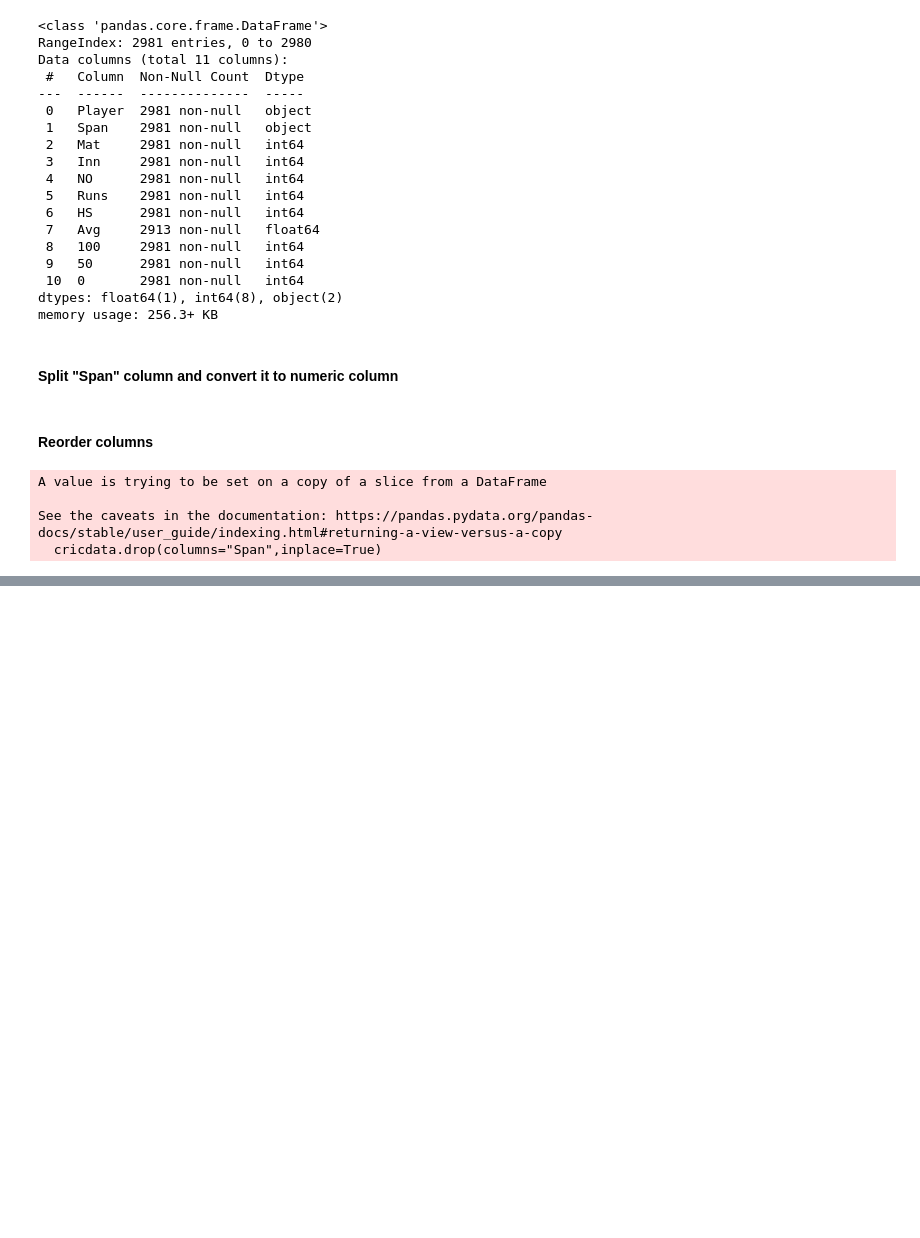
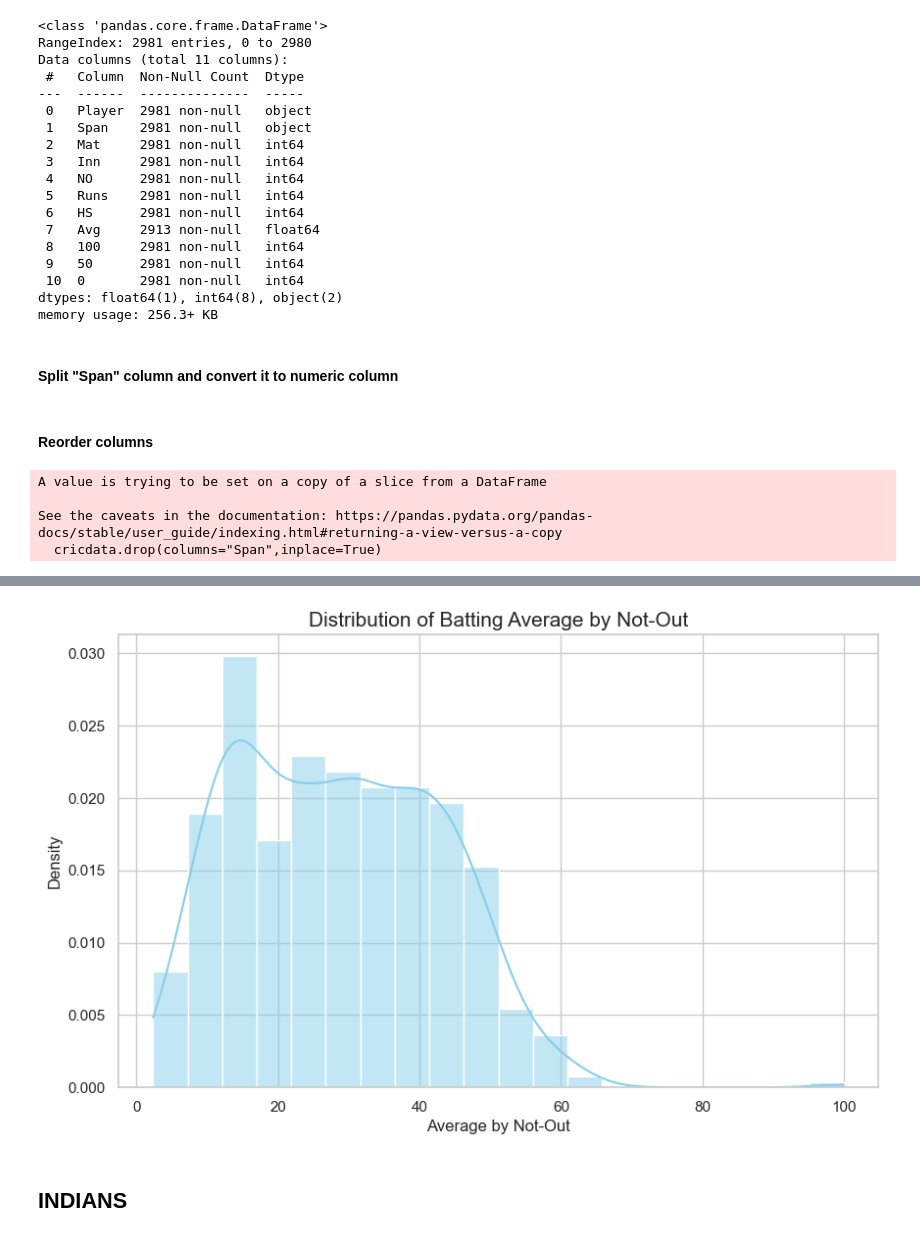
Before and after one commit to meetsudra11/myprojects, a Jupyter notebook: cricstat.ipynb, the cells around one changed output, grey strips where cells are left out. Cells and saved outputs as stored; diff of their text form; code cells hidden in the pictures; blank space fills up the shorter version.

```diff
--- a/cricstat.ipynb
+++ b/cricstat.ipynb
@@ -126,0 +229,3 @@ See the caveats in the documentation: https://pandas.pydata.org/pandas-docs/stab
+# %%
+cricdata["runs_per_match"] = cricdata["Runs"]/cricdata["Mat"]
+cricdata.sort_values(by="runs_per_match",ascending=False)
@@ -126,0 +250,3 @@ See the caveats in the documentation: https://pandas.pydata.org/pandas-docs/stab
+# %%
+cricdata["runs_per_inning"] = cricdata["Runs"]/cricdata["Inn"]
+cricdata.sort_values(by="runs_per_inning", ascending=False)
@@ -126,0 +269,10 @@ See the caveats in the documentation: https://pandas.pydata.org/pandas-docs/stab
+# %%
+cricdata = cricdata[cricdata["Inn"] >= 15].copy()
+
+cricdata = cricdata[cricdata["career_length"] >= 10].copy()
+
+def safe_avg(row):
+    outs = row["Inn"] - row["NO"]
+    return row["Runs"] / outs if outs != 0 else np.nan
+
+cricdata["avgbynotout"] = cricdata.apply(safe_avg, axis=1)
@@ -126,0 +299,15 @@ See the caveats in the documentation: https://pandas.pydata.org/pandas-docs/stab
+# %%
+# Set the style
+sns.set(style="whitegrid")
+
+# 1. Distribution Plot for avgbynotout
+plt.figure(figsize=(10, 6))
+sns.histplot(cricdata["avgbynotout"], bins=20, kde=True, color="skyblue", stat="density")
+plt.title('Distribution of Batting Average by Not-Out', fontsize=15)
+plt.xlabel('Average by Not-Out', fontsize=12)
+plt.ylabel('Density', fontsize=12)
+plt.show()
+# %% [output]
+[figure, added]
+# %% [markdown]
+## INDIANS
```
Also changed, not shown: parts of 31 cells of this notebook, 1 other file.
